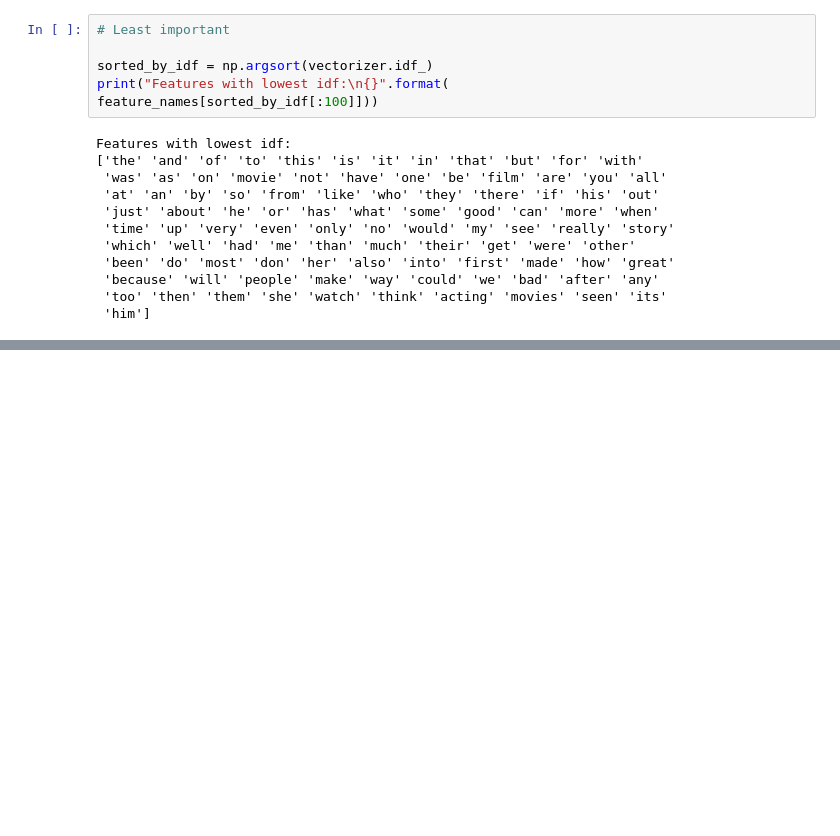
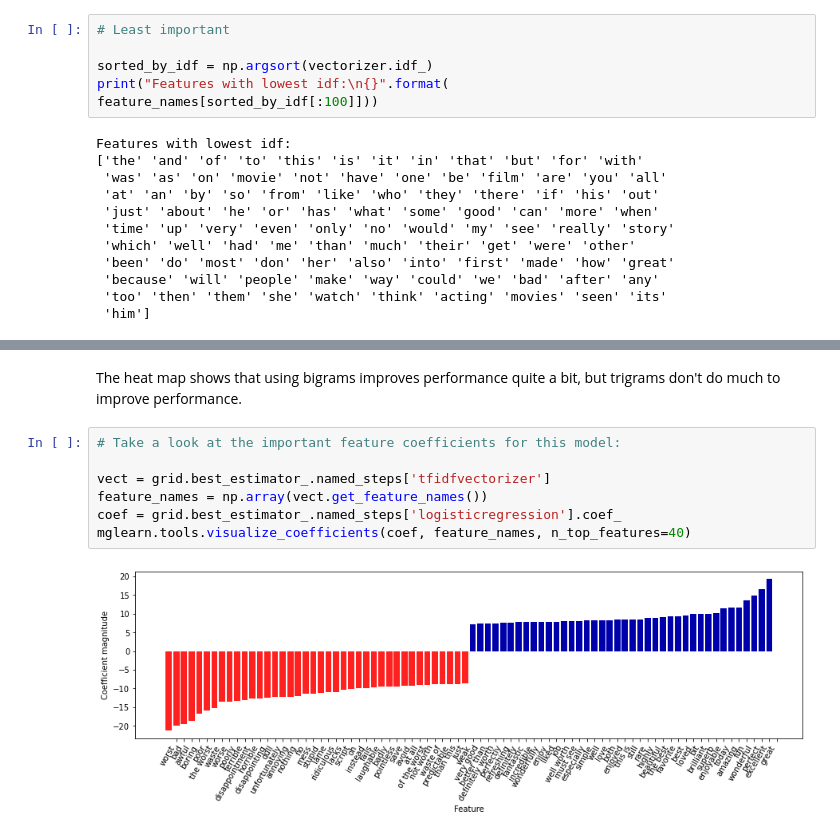
Before and after one commit to scottzig/ml-python-muller-guido, a Jupyter notebook: chapter_7.ipynb, the cells around one changed output, grey strips where cells are left out. Drawn from its saved outputs; the diff is of its cells as text; blank space fills up the shorter version.

```diff
--- a/chapter_7.ipynb
+++ b/chapter_7.ipynb
@@ -339,0 +419,11 @@ Features with lowest idf:
+# %% [markdown]
+The heat map shows that using bigrams improves performance quite a bit, but trigrams don't do much to improve performance.
+# %%
+# Take a look at the important feature coefficients for this model:
+
+vect = grid.best_estimator_.named_steps['tfidfvectorizer']
+feature_names = np.array(vect.get_feature_names())
+coef = grid.best_estimator_.named_steps['logisticregression'].coef_
+mglearn.tools.visualize_coefficients(coef, feature_names, n_top_features=40)
+# %% [output]
+[figure, added]
```
Also changed, not shown: parts of 27 cells of this notebook.
